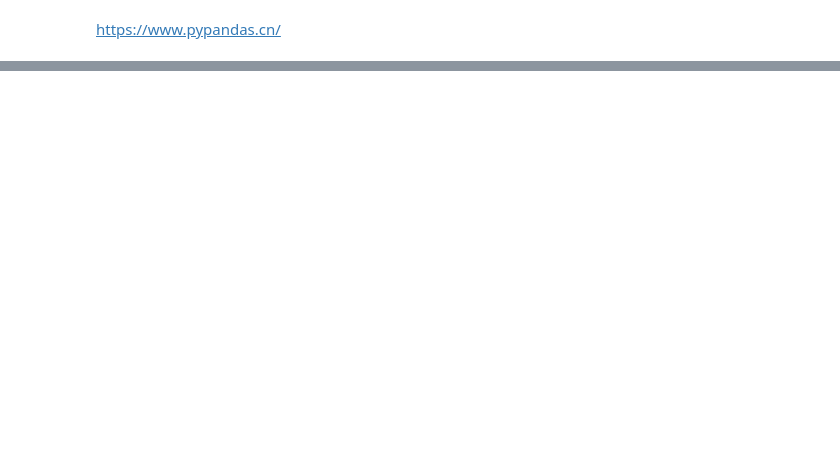
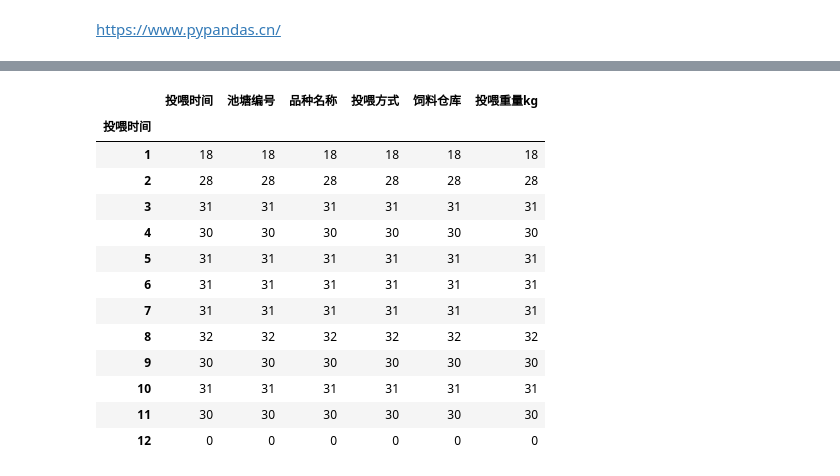
Before and after one commit to davidsxf/Python-for-Data-Analysis, a Jupyter notebook: fishFeedStock.ipynb, the cells around one changed output, grey strips where cells are left out. Drawn from its saved outputs; the diff is of its cells as text; code cells hidden in the pictures; blank space fills up the shorter version.

```diff
--- a/fishFeedStock.ipynb
+++ b/fishFeedStock.ipynb
@@ -37,0 +37,17 @@ feed_df = df[['投喂时间','池塘编号','投喂数量']]
+# %%
+df.where(df["池塘编号"] == '1111').groupby(df["投喂时间"].dt.month).count()
+# %% [output]
+|  | 投喂时间 | 池塘编号 | 品种名称 | 投喂方式 | 饲料仓库 | 投喂重量kg |
+| 投喂时间 |  |  |  |  |  |  |
+| 1 | 18 | 18 | 18 | 18 | 18 | 18 |
+| 2 | 28 | 28 | 28 | 28 | 28 | 28 |
+| 3 | 31 | 31 | 31 | 31 | 31 | 31 |
+| 4 | 30 | 30 | 30 | 30 | 30 | 30 |
+| 5 | 31 | 31 | 31 | 31 | 31 | 31 |
+| 6 | 31 | 31 | 31 | 31 | 31 | 31 |
+| 7 | 31 | 31 | 31 | 31 | 31 | 31 |
+| 8 | 32 | 32 | 32 | 32 | 32 | 32 |
+| 9 | 30 | 30 | 30 | 30 | 30 | 30 |
+| 10 | 31 | 31 | 31 | 31 | 31 | 31 |
+| 11 | 30 | 30 | 30 | 30 | 30 | 30 |
+| 12 | 0 | 0 | 0 | 0 | 0 | 0 |
```
Also changed, not shown: parts of 28 cells of this notebook, 2 other files.
